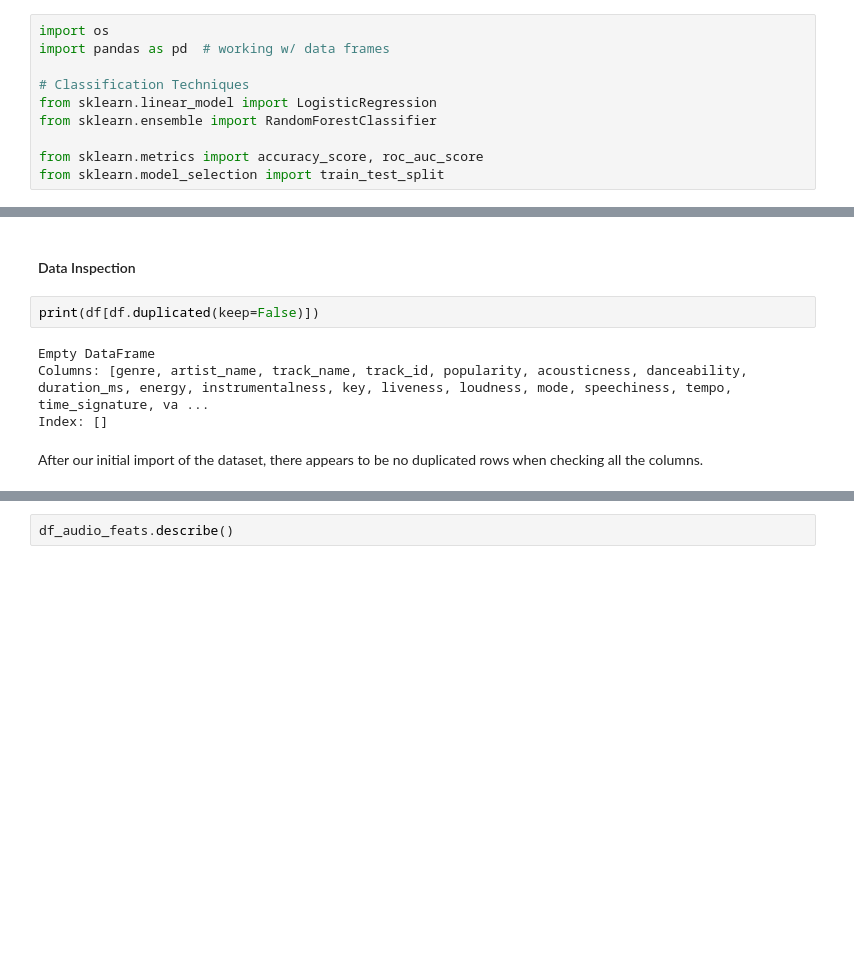
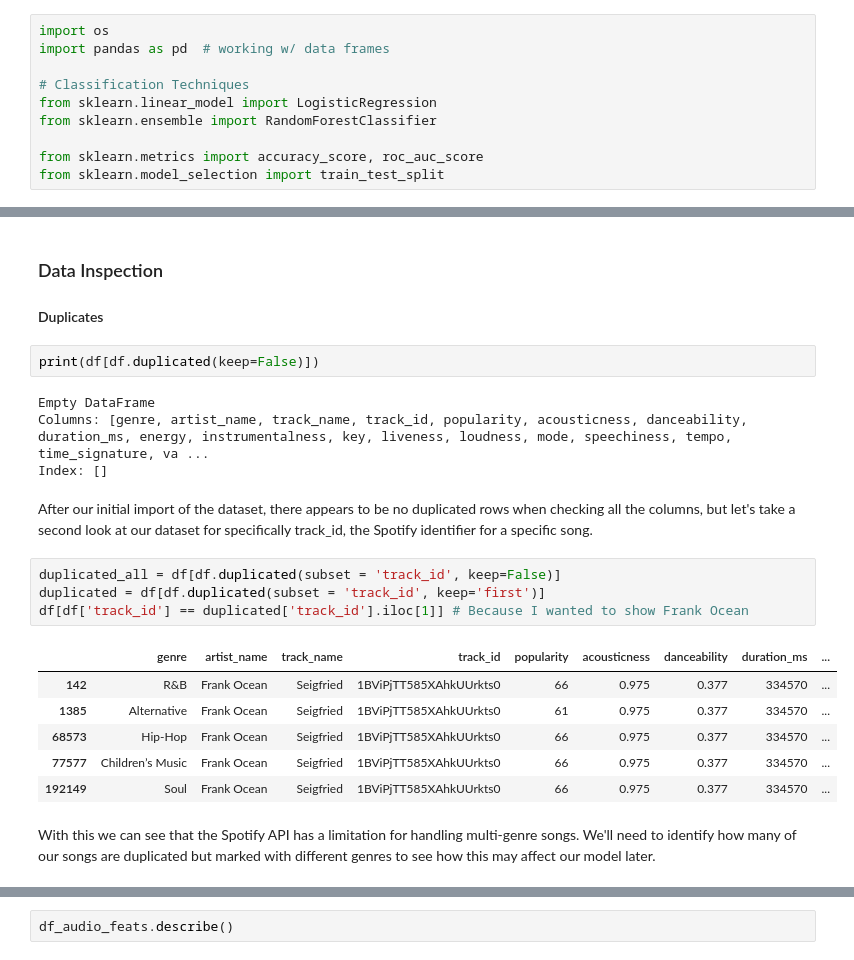
Before and after one commit to xiolett/ML1, a Jupyter notebook: Lab2_Classification/Group2_Lab2_Classification.ipynb, the cells around one changed output, grey strips where cells are left out. Cells and saved outputs as stored; diff of their text form; blank space fills up the shorter version.

```diff
--- a/Lab2_Classification/Group2_Lab2_Classification.ipynb
+++ b/Lab2_Classification/Group2_Lab2_Classification.ipynb
@@ -56,7 +56,8 @@ df.head()
 | 3 | Movie | Henri Salvador | Dis-moi Monsieur Gordon Cooper | 0Gc6TVm52BwZD07Ki6tIvf | 0 | 0.703 | 0.240 | 152427 | ... |
 | 4 | Movie | Fabien Nataf | Ouverture | 0IuslXpMROHdEPvSl1fTQK | 4 | 0.950 | 0.331 | 82625 | ... |
 # %% [markdown]
-#### Data Inspection
+### Data Inspection
+#### Duplicates
 # %%
 print(df[df.duplicated(keep=False)])
 # %% [output]
@@ -64,4 +65,19 @@ Empty DataFrame
 Columns: [genre, artist_name, track_name, track_id, popularity, acousticness, danceability, duration_ms, energy, instrumentalness, key, liveness, loudness, mode, speechiness, tempo, time_signature, va ...
 Index: []
 # %% [markdown]
-After our initial import of the dataset, there appears to be no duplicated rows when checking all the columns.
+After our initial import of the dataset, there appears to be no duplicated rows when checking all the columns, but let's
+take a second look at our dataset for specifically track_id, the Spotify identifier for a specific song.
+# %%
+duplicated_all = df[df.duplicated(subset = 'track_id', keep=False)]
+duplicated = df[df.duplicated(subset = 'track_id', keep='first')]
+df[df['track_id'] == duplicated['track_id'].iloc[1]] # Because I wanted to show Frank Ocean
+# %% [output]
+|  | genre | artist_name | track_name | track_id | popularity | acousticness | danceability | duration_ms | ... |
+| 142 | R&B | Frank Ocean | Seigfried | 1BViPjTT585XAhkUUrkts0 | 66 | 0.975 | 0.377 | 334570 | ... |
+| 1385 | Alternative | Frank Ocean | Seigfried | 1BViPjTT585XAhkUUrkts0 | 61 | 0.975 | 0.377 | 334570 | ... |
+| 68573 | Hip-Hop | Frank Ocean | Seigfried | 1BViPjTT585XAhkUUrkts0 | 66 | 0.975 | 0.377 | 334570 | ... |
+| 77577 | Children’s Music | Frank Ocean | Seigfried | 1BViPjTT585XAhkUUrkts0 | 66 | 0.975 | 0.377 | 334570 | ... |
+| 192149 | Soul | Frank Ocean | Seigfried | 1BViPjTT585XAhkUUrkts0 | 66 | 0.975 | 0.377 | 334570 | ... |
+# %% [markdown]
+With this we can see that the Spotify API has a limitation for handling multi-genre songs. We'll need to identify
+how many of our songs are duplicated but marked with different genres to see how this may affect our model later.
```
Also changed, not shown: parts of 13 cells of this notebook.
